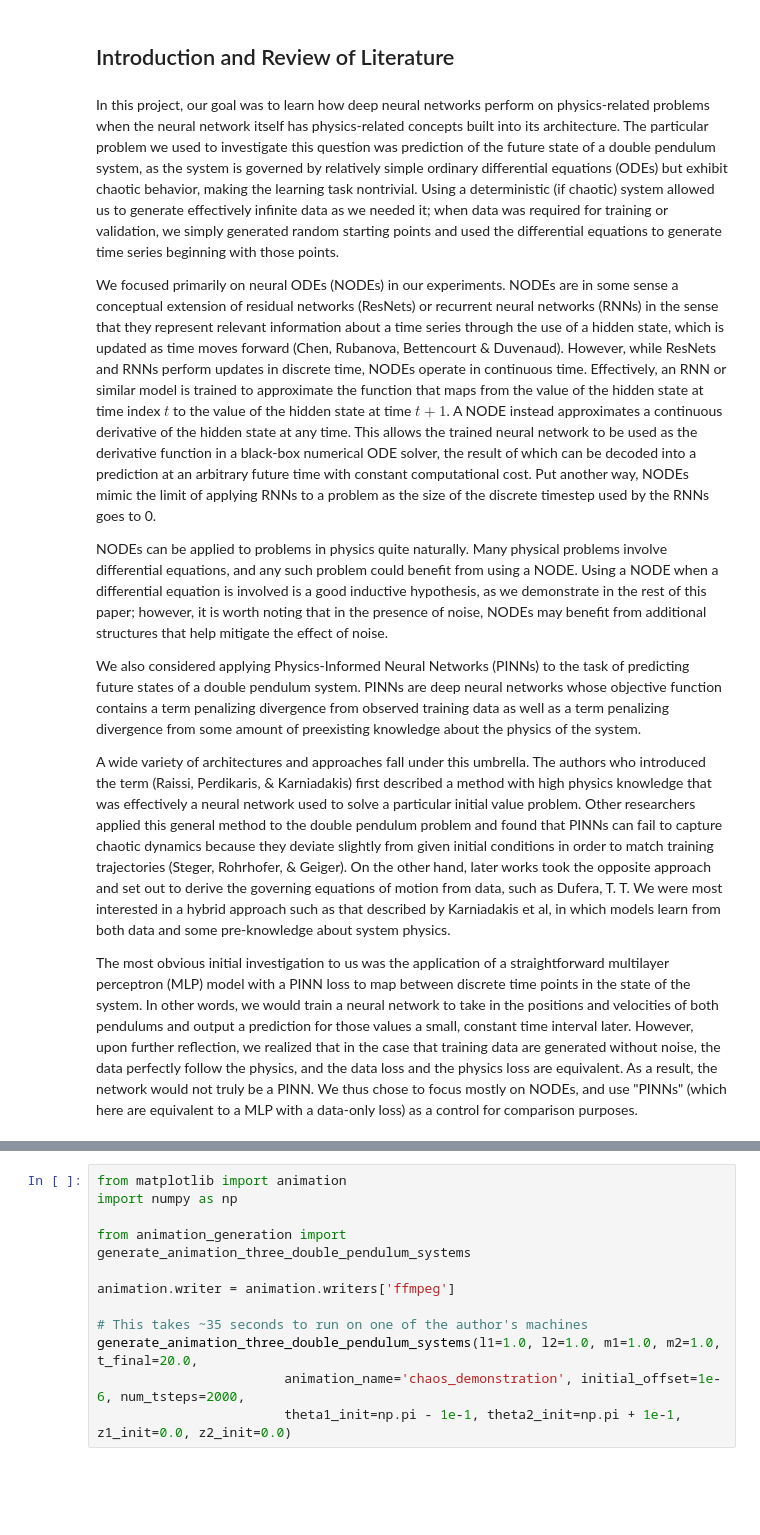
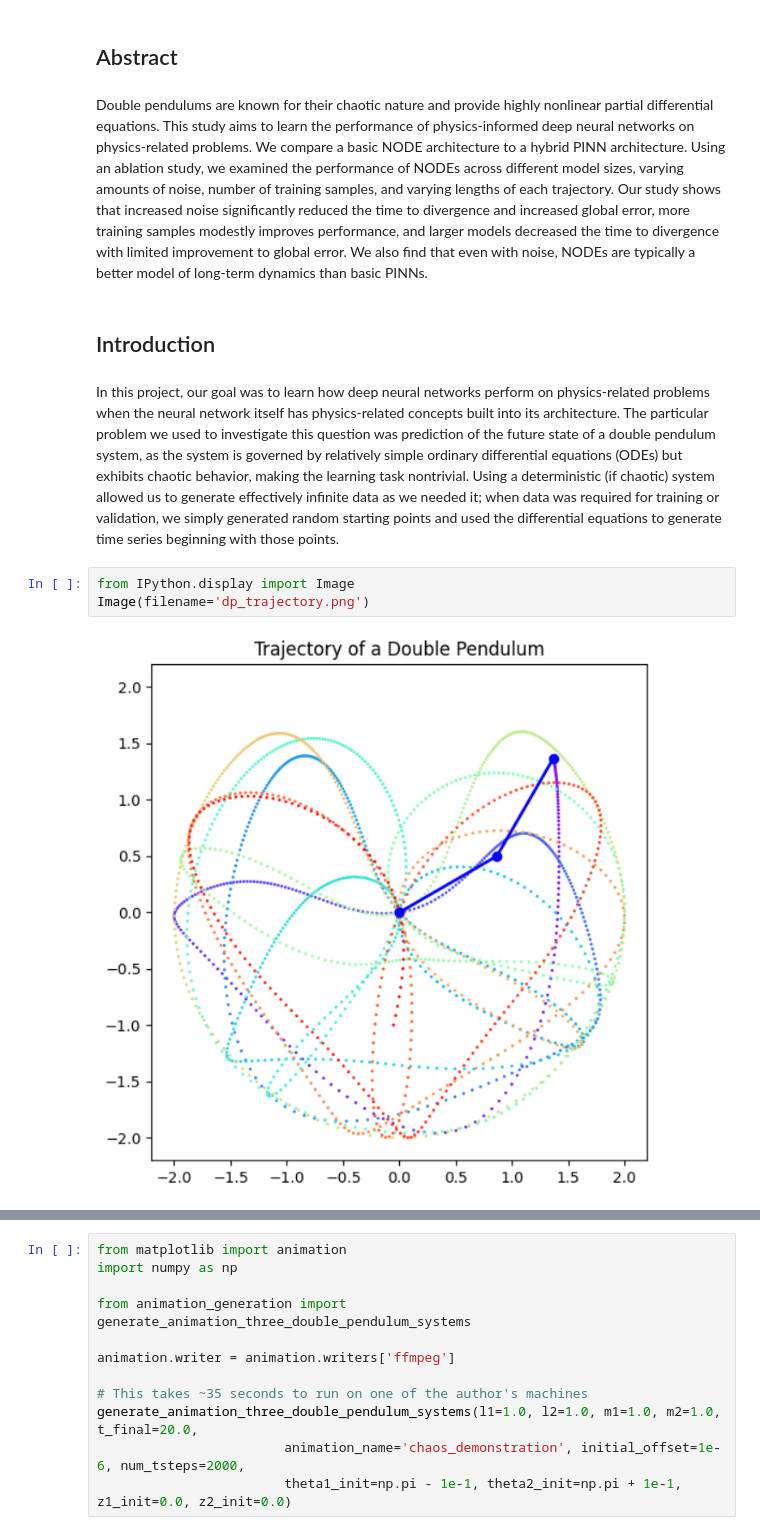
Before and after one commit to elichild01/double-pendulum, a Jupyter notebook: final-writeup/DoublePendulumFinalWriteup.ipynb, the cells around one changed output, grey strips where cells are left out. Cells and saved outputs as stored; diff of their text form; blank space fills up the shorter version.

```diff
--- a/final-writeup/DoublePendulumFinalWriteup.ipynb
+++ b/final-writeup/DoublePendulumFinalWriteup.ipynb
@@ -3,14 +6,13 @@
+# %% [markdown]
+## Abstract
+# %% [markdown]
+Double pendulums are known for their chaotic nature and provide highly nonlinear partial differential equations. This study aims to learn the performance of physics-informed deep neural networks on physics-related problems. We compare a basic NODE architecture to a hybrid PINN architecture. Using an ablation study, we examined the performance of NODEs across different model sizes, varying amounts of noise, number of training samples, and varying lengths of each trajectory. Our study shows that increased noise significantly reduced the time to divergence and increased global error, more training samples modestly improves performance, and larger models decreased the time to divergence with limited improvement to global error. We also find that even with noise, NODEs are typically a better model of long-term dynamics than basic PINNs.
 # %% [markdown]
-## Introduction and Review of Literature
+## Introduction
 # %% [markdown]
-In this project, our goal was to learn how deep neural networks perform on physics-related problems when the neural network itself has physics-related concepts built into its architecture. The particular problem we used to investigate this question was prediction of the future state of a double pendulum system, as the system is governed by relatively simple ordinary differential equations (ODEs) but exhibit chaotic behavior, making the learning task nontrivial. Using a deterministic (if chaotic) system allowed us to generate effectively infinite data as we needed it; when data was required for training or validation, we simply generated random starting points and used the differential equations to generate time series beginning with those points.
-
-We focused primarily on neural ODEs (NODEs) in our experiments. NODEs are in some sense a conceptual extension of residual networks (ResNets) or recurrent neural networks (RNNs) in the sense that they represent relevant information about a time series through the use of a hidden state, which is updated as time moves forward (Chen, Rubanova, Bettencourt \& Duvenaud). However, while ResNets and RNNs perform updates in discrete time, NODEs operate in continuous time. Effectively, an RNN or similar model is trained to approximate the function that maps from the value of the hidden state at time index $t$ to the value of the hidden state at time $t+1$. A NODE instead approximates a continuous derivative of the hidden state at any time. This allows the trained neural network to be used as the derivative function in a black-box numerical ODE solver, the result of which can be decoded into a prediction at an arbitrary future time with constant computational cost. Put another way, NODEs mimic the limit of applying RNNs to a problem as the size of the discrete timestep used by the RNNs goes to 0.
-
-NODEs can be applied to problems in physics quite naturally. Many physical problems involve differential equations, and any such problem could benefit from using a NODE. Using a NODE when a differential equation is involved is a good inductive hypothesis, as we demonstrate in the rest of this paper; however, it is worth noting that in the presence of noise, NODEs may benefit from additional structures that help mitigate the effect of noise.
-
-We also considered applying Physics-Informed Neural Networks (PINNs) to the task of predicting future states of a double pendulum system. PINNs are deep neural networks whose objective function contains a term penalizing divergence from observed training data as well as a term penalizing divergence from some amount of preexisting knowledge about the physics of the system.
-
-A wide variety of architectures and approaches fall under this umbrella. The authors who introduced the term (Raissi, Perdikaris, \& Karniadakis) first described a method with high physics knowledge that was effectively a neural network used to solve a particular initial value problem. Other researchers applied this general method to the double pendulum problem and found that PINNs can fail to capture chaotic dynamics because they deviate slightly from given initial conditions in order to match training trajectories (Steger, Rohrhofer, \& Geiger). On the other hand, later works took the opposite approach and set out to derive the governing equations of motion from data, such as Dufera, T. T. We were most interested in a hybrid approach such as that described by Karniadakis et al, in which models learn from both data and some pre-knowledge about system physics.
-
-The most obvious initial investigation to us was the application of a straightforward multilayer perceptron (MLP) model with a PINN loss to map between discrete time points in the state of the system. In other words, we would train a neural network to take in the positions and velocities of both pendulums and output a prediction for those values a small, constant time interval later. However, upon further reflection, we realized that in the case that training data are generated without noise, the data perfectly follow the physics, and the data loss and the physics loss are equivalent. As a result, the network would not truly be a PINN. We thus chose to focus mostly on NODEs, and use "PINNs" (which here are equivalent to a MLP with a data-only loss) as a control for comparison purposes.
+In this project, our goal was to learn how deep neural networks perform on physics-related problems when the neural network itself has physics-related concepts built into its architecture. The particular problem we used to investigate this question was prediction of the future state of a double pendulum system, as the system is governed by relatively simple ordinary differential equations (ODEs) but exhibits chaotic behavior, making the learning task nontrivial. Using a deterministic (if chaotic) system allowed us to generate effectively infinite data as we needed it; when data was required for training or validation, we simply generated random starting points and used the differential equations to generate time series beginning with those points.
+# %%
+from IPython.display import Image
+Image(filename='dp_trajectory.png')
+# %% [output]
+[figure, added]
```
Also changed, not shown: parts of 29 cells of this notebook, 5 other files.
